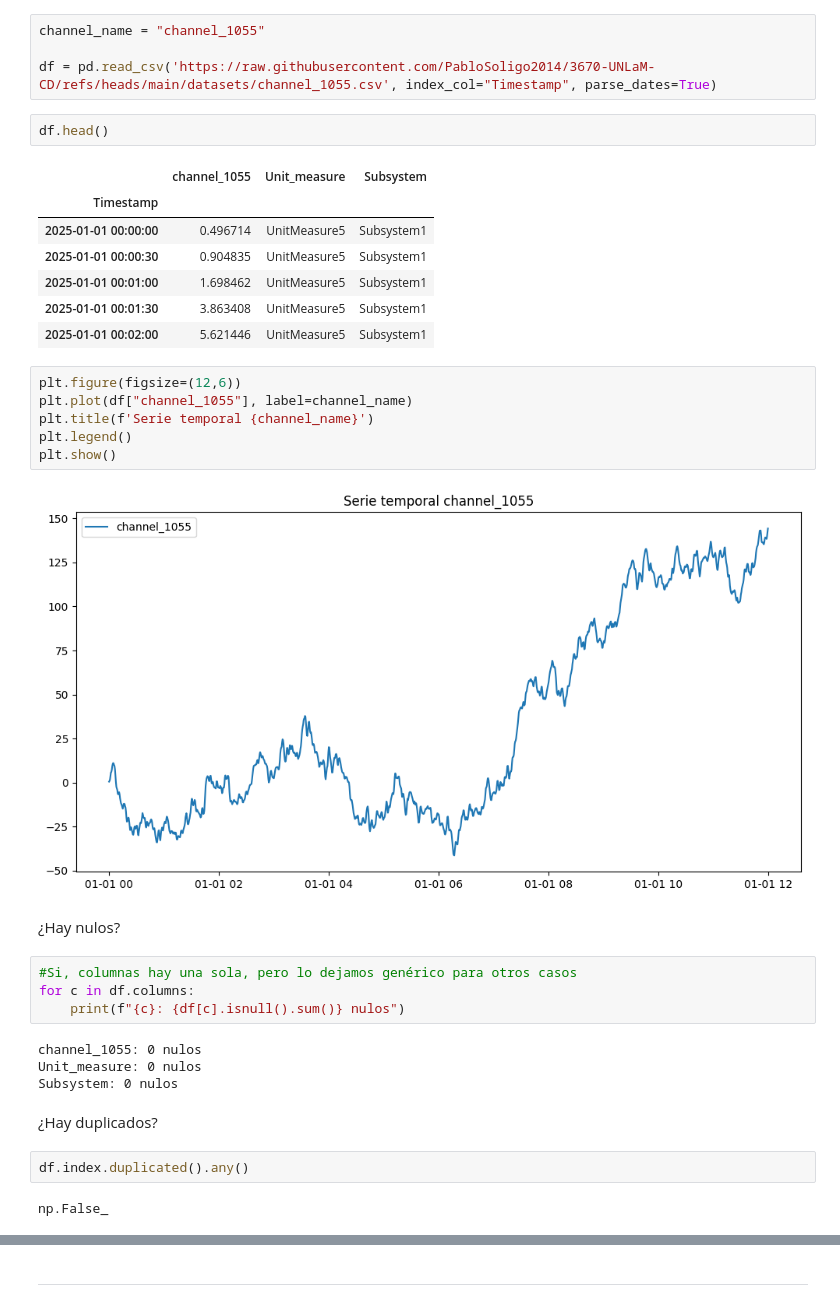
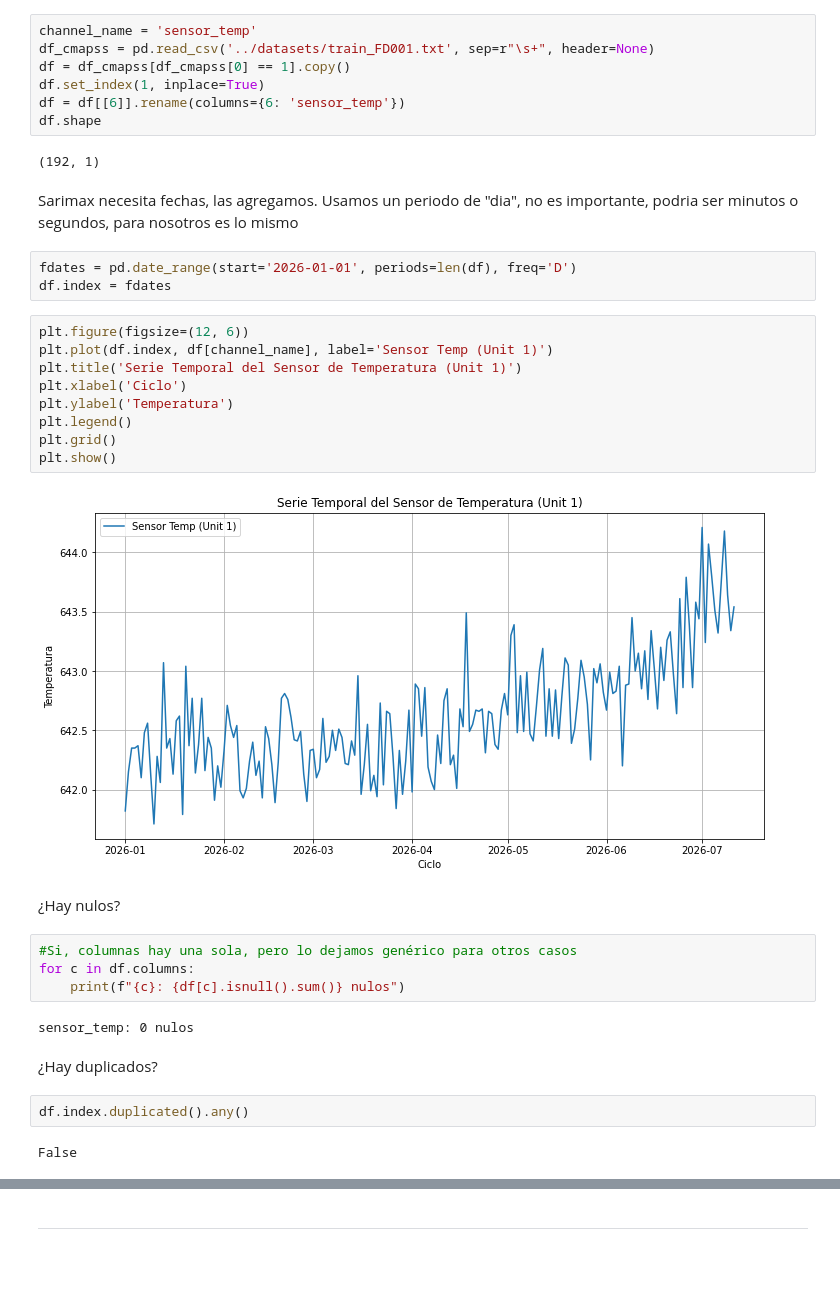
Before and after one commit to PabloSoligo2014/3670-UNLaM-CD, a Jupyter notebook: 09_TimeSeries/Sarimax_Practica.ipynb, the cells around one changed output, grey strips where cells are left out. Cells and saved outputs as stored; diff of their text form; blank space fills up the shorter version.

```diff
--- a/09_TimeSeries/Sarimax_Practica.ipynb
+++ b/09_TimeSeries/Sarimax_Practica.ipynb
@@ -15,25 +24,28 @@ from scipy.stats import shapiro
 # %%
-channel_name = "channel_1055"
-
-df = pd.read_csv('https://raw.githubusercontent.com/PabloSoligo2014/3670-UNLaM-CD/refs/heads/main/datasets/channel_1055.csv', index_col="Timestamp", parse_dates=True)
+channel_name = 'sensor_temp'
+df_cmapss = pd.read_csv('../datasets/train_FD001.txt', sep=r"\s+", header=None)
+df = df_cmapss[df_cmapss[0] == 1].copy()
+df.set_index(1, inplace=True)
+df = df[[6]].rename(columns={6: 'sensor_temp'})
+df.shape
+# %% [output]
+(192, 1)
-# %%
-df.head()
-# %% [output]
-|  | channel_1055 | Unit_measure | Subsystem |
-| Timestamp |  |  |  |
-| 2025-01-01 00:00:00 | 0.496714 | UnitMeasure5 | Subsystem1 |
-| 2025-01-01 00:00:30 | 0.904835 | UnitMeasure5 | Subsystem1 |
-| 2025-01-01 00:01:00 | 1.698462 | UnitMeasure5 | Subsystem1 |
-| 2025-01-01 00:01:30 | 3.863408 | UnitMeasure5 | Subsystem1 |
-| 2025-01-01 00:02:00 | 5.621446 | UnitMeasure5 | Subsystem1 |
-# %%
-plt.figure(figsize=(12,6))
-plt.plot(df["channel_1055"], label=channel_name)
-plt.title(f'Serie temporal {channel_name}')
-plt.legend()
-plt.show()
-# %% [output]
-[figure, removed]
+# %% [markdown]
+Sarimax necesita fechas, las agregamos. Usamos un periodo de "dia", no es importante, podria ser minutos o segundos, para nosotros es lo mismo
+# %%
+fdates = pd.date_range(start='2026-01-01', periods=len(df), freq='D')
+df.index = fdates
+# %%
+plt.figure(figsize=(12, 6))
+plt.plot(df.index, df[channel_name], label='Sensor Temp (Unit 1)')
+plt.title('Serie Temporal del Sensor de Temperatura (Unit 1)')
+plt.xlabel('Ciclo')
+plt.ylabel('Temperatura')
+plt.legend()
+plt.grid()
+plt.show()
+# %% [output]
+[figure, added]
 # %% [markdown]
 ¿Hay nulos?
 # %%
@@ -41,12 +53,10 @@ plt.show()
 for c in df.columns:
     print(f"{c}: {df[c].isnull().sum()} nulos")
 # %% [output]
-channel_1055: 0 nulos
-Unit_measure: 0 nulos
-Subsystem: 0 nulos
+sensor_temp: 0 nulos
 # %% [markdown]
 ¿Hay duplicados?
 # %%
 df.index.duplicated().any()
 # %% [output]
-np.False_
+False
```
Also changed, not shown: parts of 17 cells of this notebook, 5 other files.
